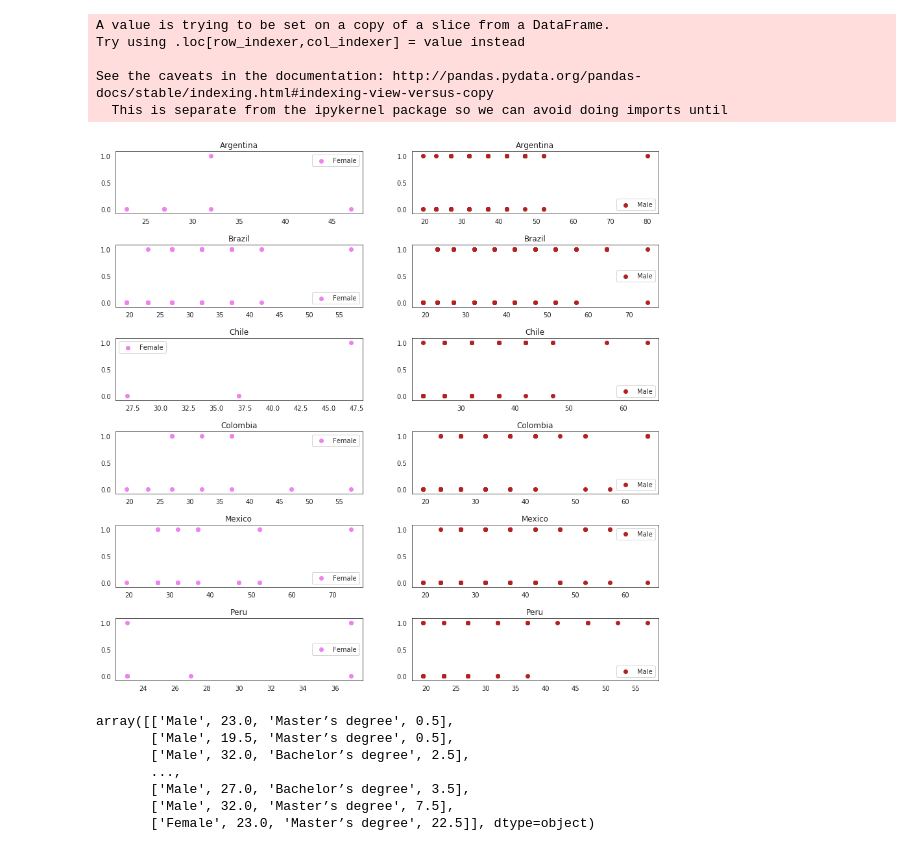
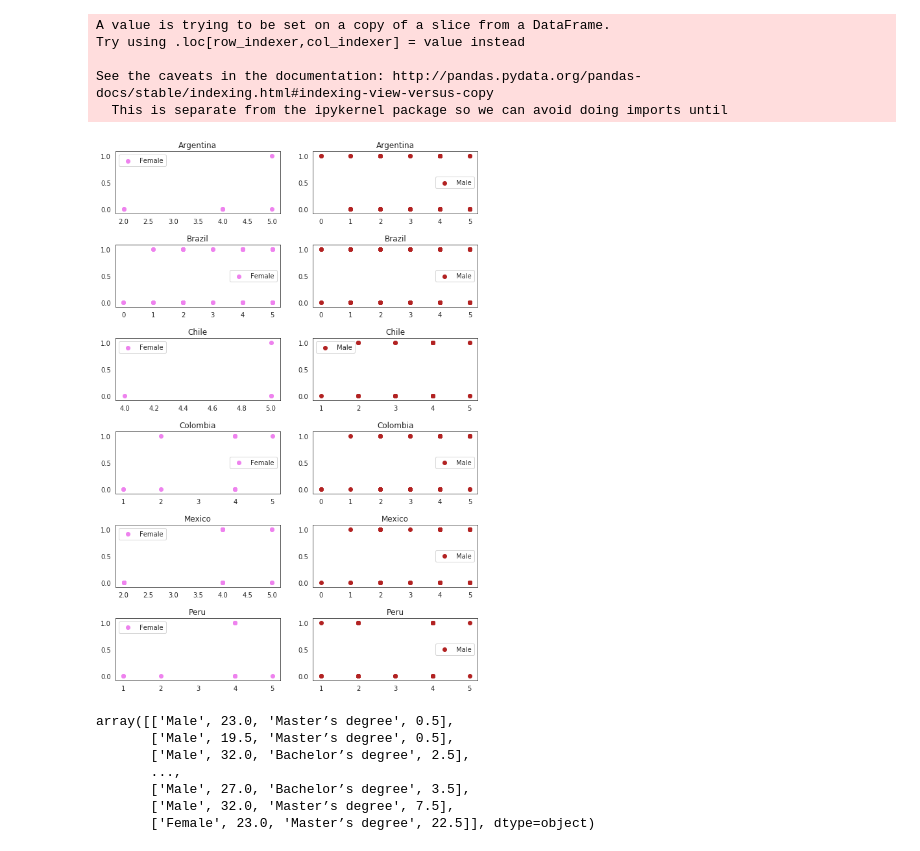
Before and after one commit to JoseMontanaC/JoseAlejandroMontana_Final, a Jupyter notebook: JoseAlejandroMontana_Final.ipynb, the cells around one changed output. Drawn from its saved outputs; the diff is of its cells as text; code cells hidden in the pictures.

```diff
--- a/JoseAlejandroMontana_Final.ipynb
+++ b/JoseAlejandroMontana_Final.ipynb
@@ -274,35 +274,35 @@ Try using .loc[row_indexer,col_indexer] = value instead
 See the caveats in the documentation: http://pandas.pydata.org/pandas-docs/stable/indexing.html#indexing-view-versus-copy
   This is separate from the ipykernel package so we can avoid doing imports until
 # %%
-plt.figure(figsize=(15,15))
+plt.figure(figsize=(10,15))
 plt.subplots_adjust(hspace=0.5)
 k=1
 for latcountry in Lat_american:
     plt.subplot(6,2,k)
     Patos=New_data[["Country","New_Education","Gender","New_Gender","New_Experience","New_Age","Salary(USD)"]].dropna()
     Patos=Patos[Patos["Country"]==latcountry]
     Patos=Patos[Patos["Gender"]=="Female"]
     y = Patos['Salary(USD)']
     Y = np.zeros(len(y))
     Y[y > np.median(y)] = 1
-    plt.scatter(Patos.New_Age,Y,color="violet",label="Female")
+    plt.scatter(Patos.New_Education,Y,color="violet",label="Female")
     plt.title(latcountry)
     plt.legend()
     k+=1
     plt.subplot(6,2,k)
     Patos=New_data[["Country","New_Education","Gender","New_Gender","New_Experience","New_Age","Salary(USD)"]].dropna()
     Patos=Patos[Patos["Country"]==latcountry]
     Patos=Patos[Patos["Gender"]=="Male"]
     y = Patos['Salary(USD)']
     Y = np.zeros(len(y))
     Y[y > np.median(y)] = 1
-    plt.scatter(Patos.New_Age,Y,color="firebrick",label="Male")
+    plt.scatter(Patos.New_Education,Y,color="firebrick",label="Male")
     plt.title(latcountry)
     plt.legend()
     k+=1
 plt.show()
 # %% [output]
-[figure, old version]
+[figure, new version]
 # %%
 dataX = New_data[New_data['Country'] == 'India']
 X = np.array(dataX[['Gender', 'New_Age', 'Education','New_Experience']].dropna())
```
